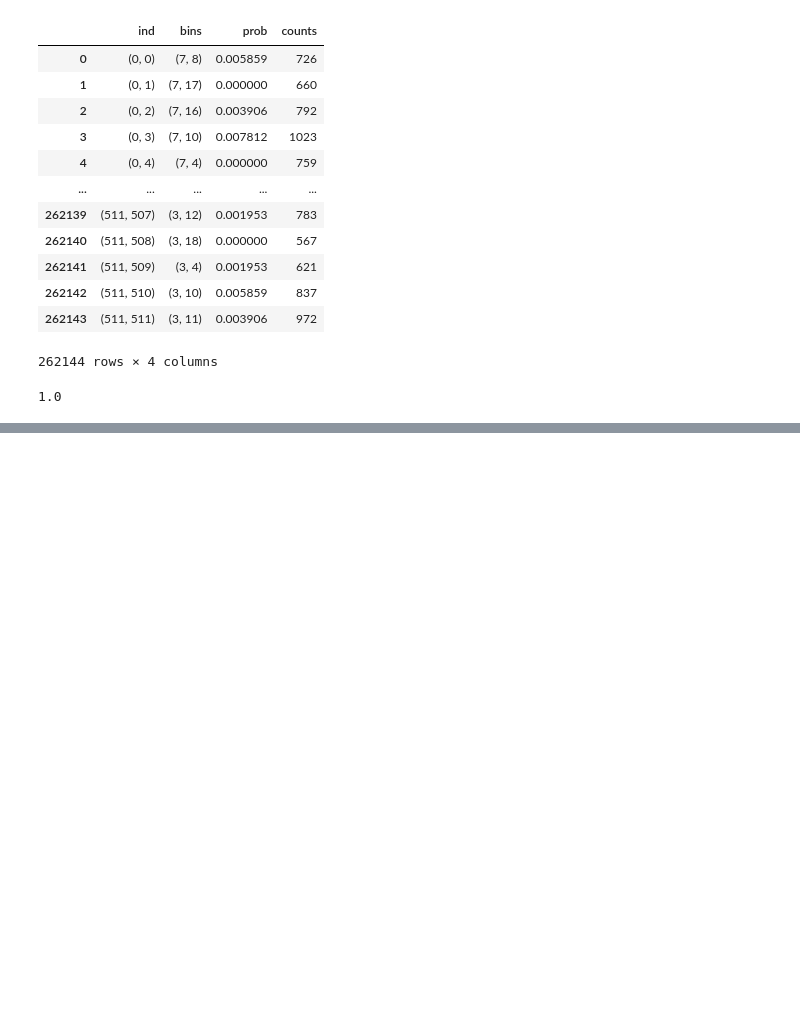
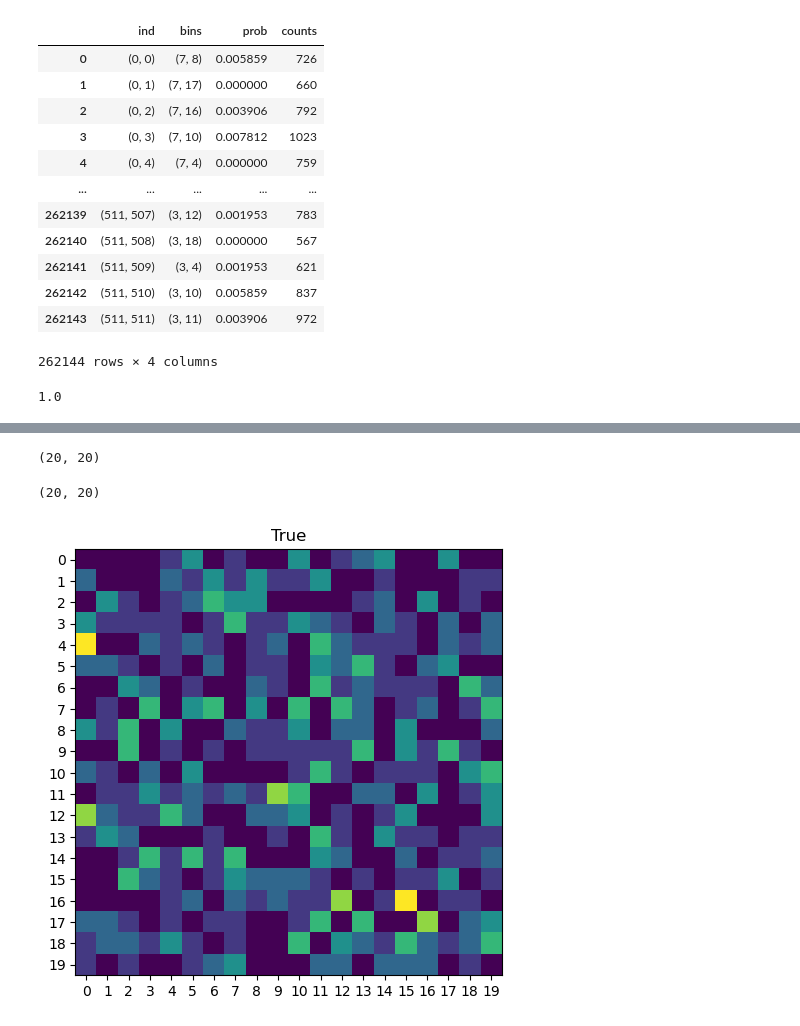
Before and after one commit to ronakdm/resnets, a Jupyter notebook: notebooks/workspace.ipynb, the cells around one changed output, grey strips where cells are left out. Saved outputs shown, nothing was run; the diff lists cells and outputs as text; code cells hidden in the pictures; blank space fills up the shorter version.

```diff
--- a/notebooks/workspace.ipynb
+++ b/notebooks/workspace.ipynb
@@ -30,14 +30,6 @@ simulate_probably(n, k, b)
 # %%
 def is_good_event(ix, iy, px, py):
     return len(torch.unique(ix)) == len(px) and len(torch.unique(iy)) == len(py)
-
-def get_empirical_pmf(ix, iy):
-    # count pairs
-    pairs = list(zip(ix, iy))
-    ind, count = np.unique(pairs, axis=0, return_counts=True)
-    cmat = np.zeros(sizes)
-    cmat[ind[:, 0], ind[:, 1]] = count
-    return cmat / len(pairs)
 
 def count_freq(X, Y, sizes):
     # count pairs
@@ -45,7 +37,7 @@ def count_freq(X, Y, sizes):
     ind, count = np.unique(pairs, axis=0, return_counts=True)
     cmat = np.zeros(sizes)
     cmat[ind[:, 0], ind[:, 1]] = count
-    return cmat / len(pairs), ind, count
+    return cmat / len(pairs)
 
 def raking_ratio(X, Y, marginals, num_iter):
     pmat = count_freq(X, Y, (len(marginals[0]), len(marginals[1])))
@@ -77,7 +69,7 @@ n = 512
 num_iter = 2
 X, Y = generate(prob, n)
 
-pmat, observed_bins, observed_counts = count_freq(X, Y, (len(marginals[0]), len(marginals[1])))
+pmat = count_freq(X, Y, (len(marginals[0]), len(marginals[1])))
 # if np.sum(np.sum(pmat, axis=1) == 0) + np.sum(np.sum(pmat, axis=0) == 0) > 0:
 #      raise RuntimeError("Missing mass in this sample. Try a larger sample size.")
 # %%
@@ -137,0 +203,8 @@ len(counts)
+# %%
+pmat.shape
+# %% [output]
+(20, 20)
+# %%
+pmat2.shape
+# %% [output]
+(20, 20)
@@ -137,0 +215,10 @@ len(counts)
+# %%
+fig, ax = plt.subplots()
+im = ax.imshow(pmat)
+ax.set_xticks(np.arange(pmat.shape[0]))
+ax.set_yticks(np.arange(pmat.shape[1]))
+fig.tight_layout()
+ax.set_title("True")
+plt.show()
+# %% [output]
+[figure, added]
```
Also changed, not shown: parts of 17 cells of this notebook, 50 other files.
